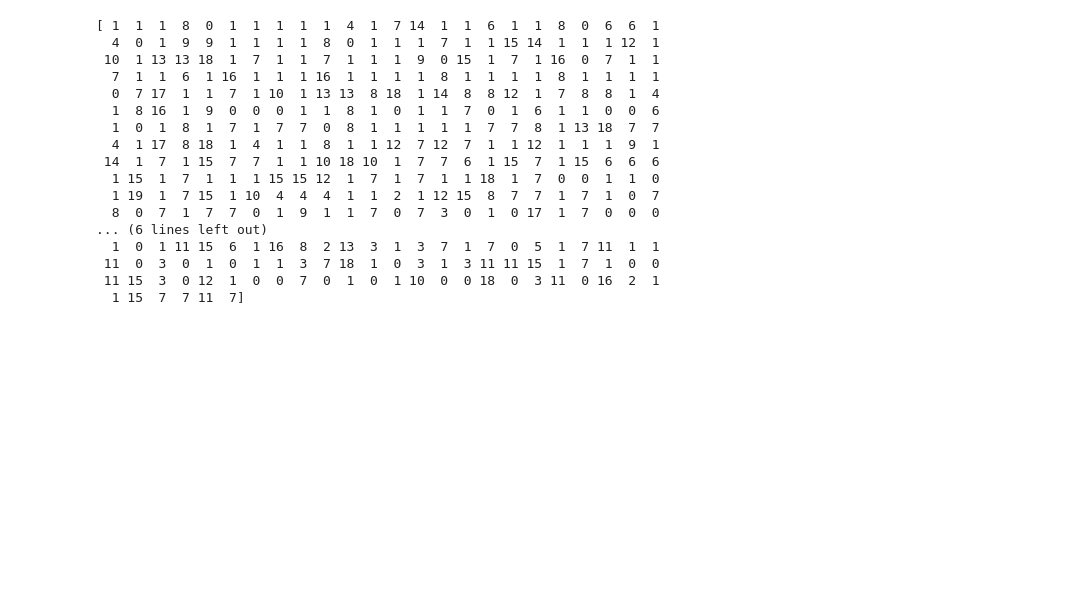
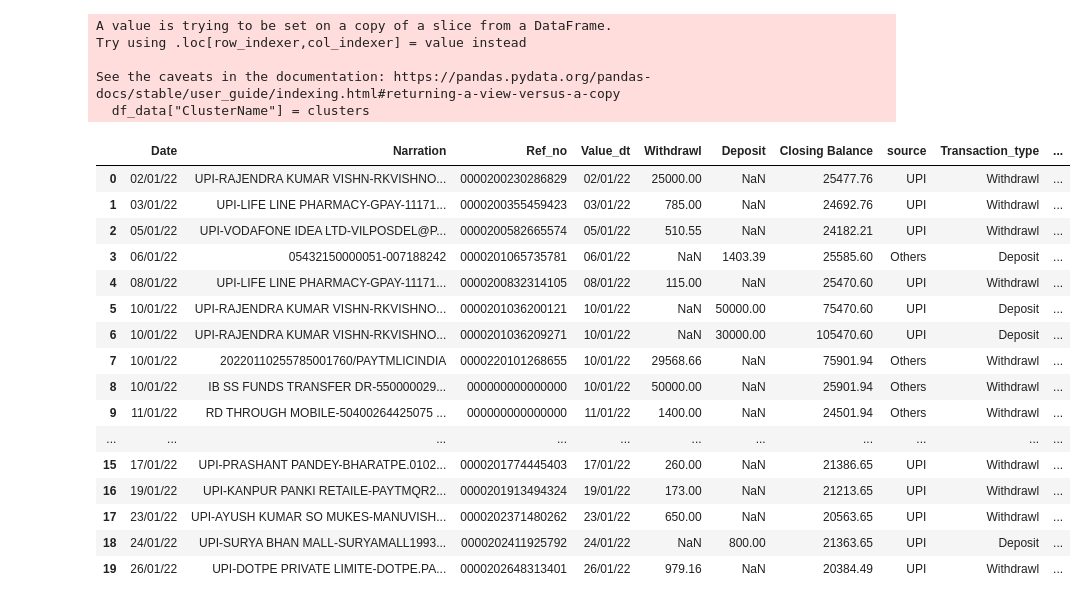
Before and after one commit to sumitmg/Expense_analysis, a Jupyter notebook: cosine_similarity_kmeans_clustering.ipynb, the cells around one changed output. Drawn from its saved outputs; the diff is of its cells as text; code cells hidden in the pictures; blank space fills up the shorter version.

Commit message:
adding model changes

```diff
--- a/cosine_similarity_kmeans_clustering.ipynb
+++ b/cosine_similarity_kmeans_clustering.ipynb
@@ -274,2 +173,0 @@ KMeans(n_clusters=20)
-# %%
-clusters = model.predict(X_train_vc)
@@ -361,23 +173,0 @@ plotWords(dfs, 4)
-# %%
-kmeans = KMeans(n_clusters=20)
-kmeans.fit(vectors)
-
-print(kmeans.labels_)
-# %% [output]
-[ 1  1  1  8  0  1  1  1  1  1  4  1  7 14  1  1  6  1  1  8  0  6  6  1
-  4  0  1  9  9  1  1  1  1  8  0  1  1  1  7  1  1 15 14  1  1  1 12  1
- 10  1 13 13 18  1  7  1  1  7  1  1  1  9  0 15  1  7  1 16  0  7  1  1
-  7  1  1  6  1 16  1  1  1 16  1  1  1  1  8  1  1  1  1  8  1  1  1  1
-  0  7 17  1  1  7  1 10  1 13 13  8 18  1 14  8  8 12  1  7  8  8  1  4
-  1  8 16  1  9  0  0  0  1  1  8  1  0  1  1  7  0  1  6  1  1  0  0  6
-  1  0  1  8  1  7  1  7  7  0  8  1  1  1  1  1  7  7  8  1 13 18  7  7
-  4  1 17  8 18  1  4  1  1  8  1  1 12  7 12  7  1  1 12  1  1  1  9  1
- 14  1  7  1 15  7  7  1  1 10 18 10  1  7  7  6  1 15  7  1 15  6  6  6
-  1 15  1  7  1  1  1 15 15 12  1  7  1  7  1  1 18  1  7  0  0  1  1  0
-  1 19  1  7 15  1 10  4  4  4  1  1  2  1 12 15  8  7  7  1  7  1  0  7
-  8  0  7  1  7  7  0  1  9  1  1  7  0  7  3  0  1  0 17  1  7  0  0  0
-... (6 lines left out)
-  1  0  1 11 15  6  1 16  8  2 13  3  1  3  7  1  7  0  5  1  7 11  1  1
- 11  0  3  0  1  0  1  1  3  7 18  1  0  3  1  3 11 11 15  1  7  1  0  0
- 11 15  3  0 12  1  0  0  7  0  1  0  1 10  0  0 18  0  3 11  0 16  2  1
-  1 15  7  7 11  7]
@@ -394,0 +174,27 @@ print(kmeans.labels_)
+# %%
+# Create a new column to display the predicted result
+df_data["ClusterName"] = clusters
+df_data.head(20)
+# %% [output]
+A value is trying to be set on a copy of a slice from a DataFrame.
+Try using .loc[row_indexer,col_indexer] = value instead
+
+See the caveats in the documentation: https://pandas.pydata.org/pandas-docs/stable/user_guide/indexing.html#returning-a-view-versus-a-copy
+  df_data["ClusterName"] = clusters
+|  | Date | Narration | Ref_no | Value_dt | Withdrawl | Deposit | Closing Balance | source | Transaction_type | ... |
+| 0 | 02/01/22 | UPI-RAJENDRA KUMAR VISHN-RKVISHNO... | 0000200230286829 | 02/01/22 | 25000.00 | NaN | 25477.76 | UPI | Withdrawl | ... |
+| 1 | 03/01/22 | UPI-LIFE LINE PHARMACY-GPAY-11171... | 0000200355459423 | 03/01/22 | 785.00 | NaN | 24692.76 | UPI | Withdrawl | ... |
+| 2 | 05/01/22 | UPI-VODAFONE IDEA LTD-VILPOSDEL@P... | 0000200582665574 | 05/01/22 | 510.55 | NaN | 24182.21 | UPI | Withdrawl | ... |
+| 3 | 06/01/22 | 05432150000051-007188242 | 0000201065735781 | 06/01/22 | NaN | 1403.39 | 25585.60 | Others | Deposit | ... |
+| 4 | 08/01/22 | UPI-LIFE LINE PHARMACY-GPAY-11171... | 0000200832314105 | 08/01/22 | 115.00 | NaN | 25470.60 | UPI | Withdrawl | ... |
+| 5 | 10/01/22 | UPI-RAJENDRA KUMAR VISHN-RKVISHNO... | 0000201036200121 | 10/01/22 | NaN | 50000.00 | 75470.60 | UPI | Deposit | ... |
+| 6 | 10/01/22 | UPI-RAJENDRA KUMAR VISHN-RKVISHNO... | 0000201036209271 | 10/01/22 | NaN | 30000.00 | 105470.60 | UPI | Deposit | ... |
+| 7 | 10/01/22 | 20220110255785001760/PAYTMLICINDIA | 0000220101268655 | 10/01/22 | 29568.66 | NaN | 75901.94 | Others | Withdrawl | ... |
+| 8 | 10/01/22 | IB SS FUNDS TRANSFER DR-550000029... | 000000000000000 | 10/01/22 | 50000.00 | NaN | 25901.94 | Others | Withdrawl | ... |
+| 9 | 11/01/22 | RD THROUGH MOBILE-50400264425075 ... | 000000000000000 | 11/01/22 | 1400.00 | NaN | 24501.94 | Others | Withdrawl | ... |
+| ... | ... | ... | ... | ... | ... | ... | ... | ... | ... | ... |
+| 15 | 17/01/22 | UPI-PRASHANT PANDEY-BHARATPE.0102... | 0000201774445403 | 17/01/22 | 260.00 | NaN | 21386.65 | UPI | Withdrawl | ... |
+| 16 | 19/01/22 | UPI-KANPUR PANKI RETAILE-PAYTMQR2... | 0000201913494324 | 19/01/22 | 173.00 | NaN | 21213.65 | UPI | Withdrawl | ... |
+| 17 | 23/01/22 | UPI-AYUSH KUMAR SO MUKES-MANUVISH... | 0000202371480262 | 23/01/22 | 650.00 | NaN | 20563.65 | UPI | Withdrawl | ... |
+| 18 | 24/01/22 | UPI-SURYA BHAN MALL-SURYAMALL1993... | 0000202411925792 | 24/01/22 | NaN | 800.00 | 21363.65 | UPI | Deposit | ... |
+| 19 | 26/01/22 | UPI-DOTPE PRIVATE LIMITE-DOTPE.PA... | 0000202648313401 | 26/01/22 | 979.16 | NaN | 20384.49 | UPI | Withdrawl | ... |
```
Also changed, not shown: parts of 68 cells of this notebook, 10 other files.
